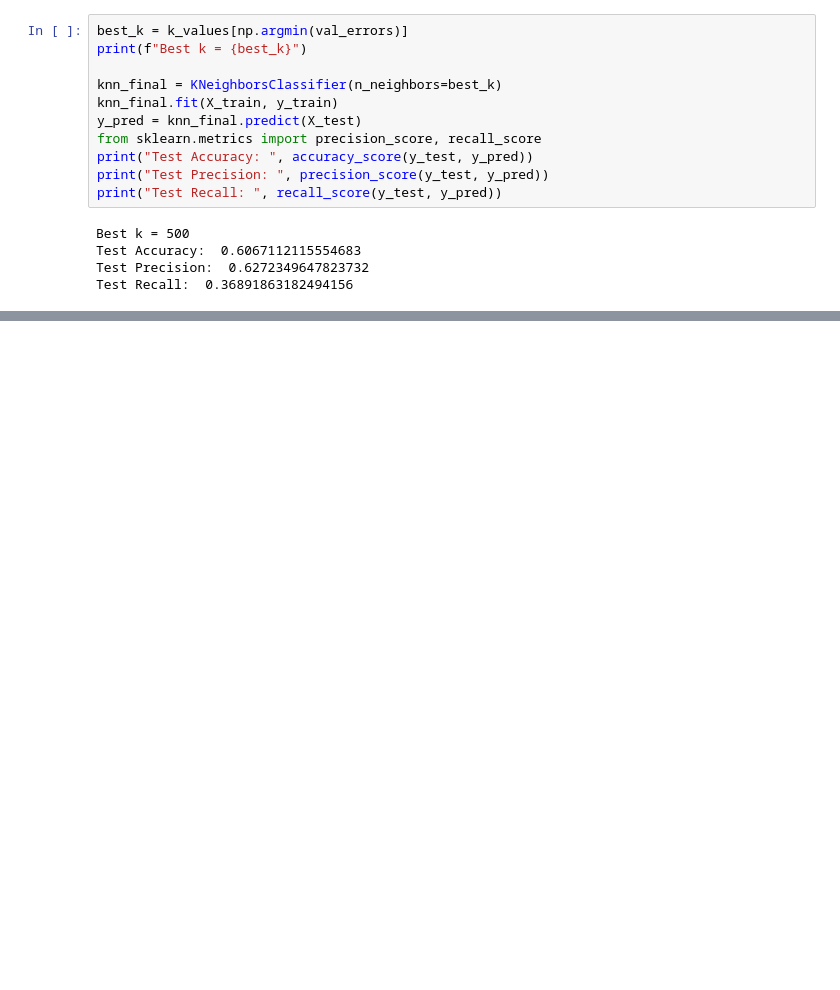
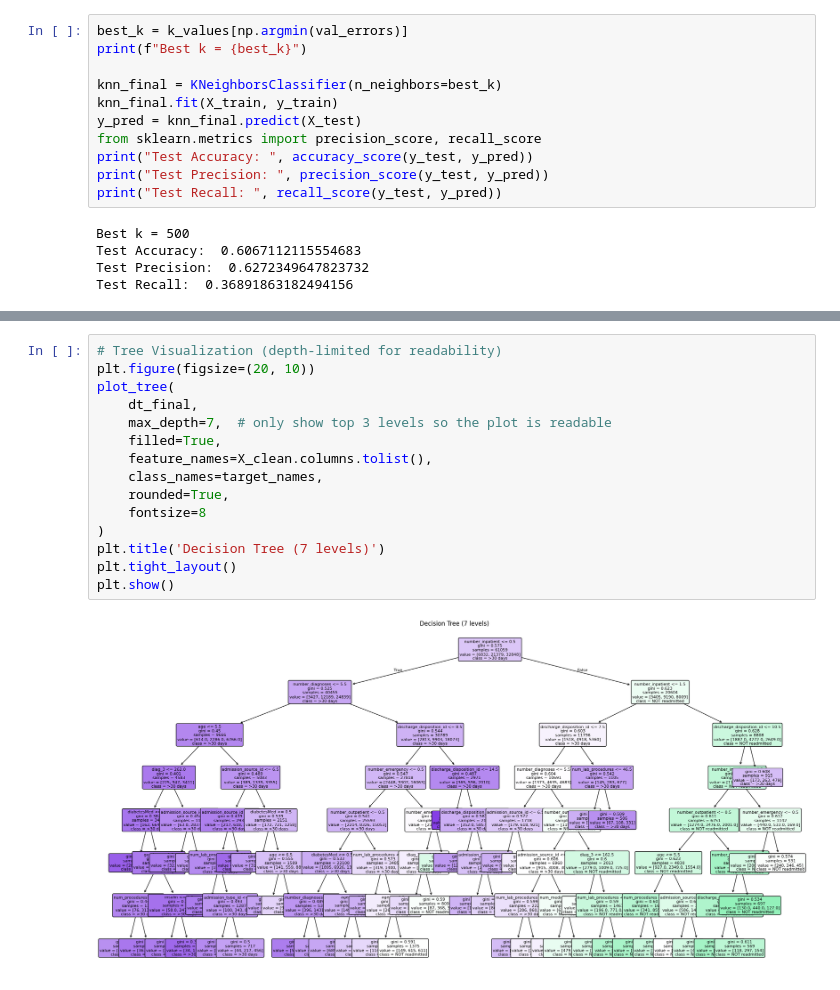
Before and after one commit to mital-i/cs178project, a Jupyter notebook: classifiers.ipynb, the cells around one changed output, grey strips where cells are left out. Drawn from its saved outputs; the diff is of its cells as text; blank space fills up the shorter version.

```diff
--- a/classifiers.ipynb
+++ b/classifiers.ipynb
@@ -623,0 +622,17 @@ plt.show()
+# %%
+# Tree Visualization (depth-limited for readability)
+plt.figure(figsize=(20, 10))
+plot_tree(
+    dt_final,
+    max_depth=7,  # only show top 3 levels so the plot is readable
+    filled=True,
+    feature_names=X_clean.columns.tolist(),
+    class_names=target_names,
+    rounded=True,
+    fontsize=8
+)
+plt.title('Decision Tree (7 levels)')
+plt.tight_layout()
+plt.show()
+# %% [output]
+[figure, added]
```
Also changed, not shown: parts of 54 cells of this notebook.
